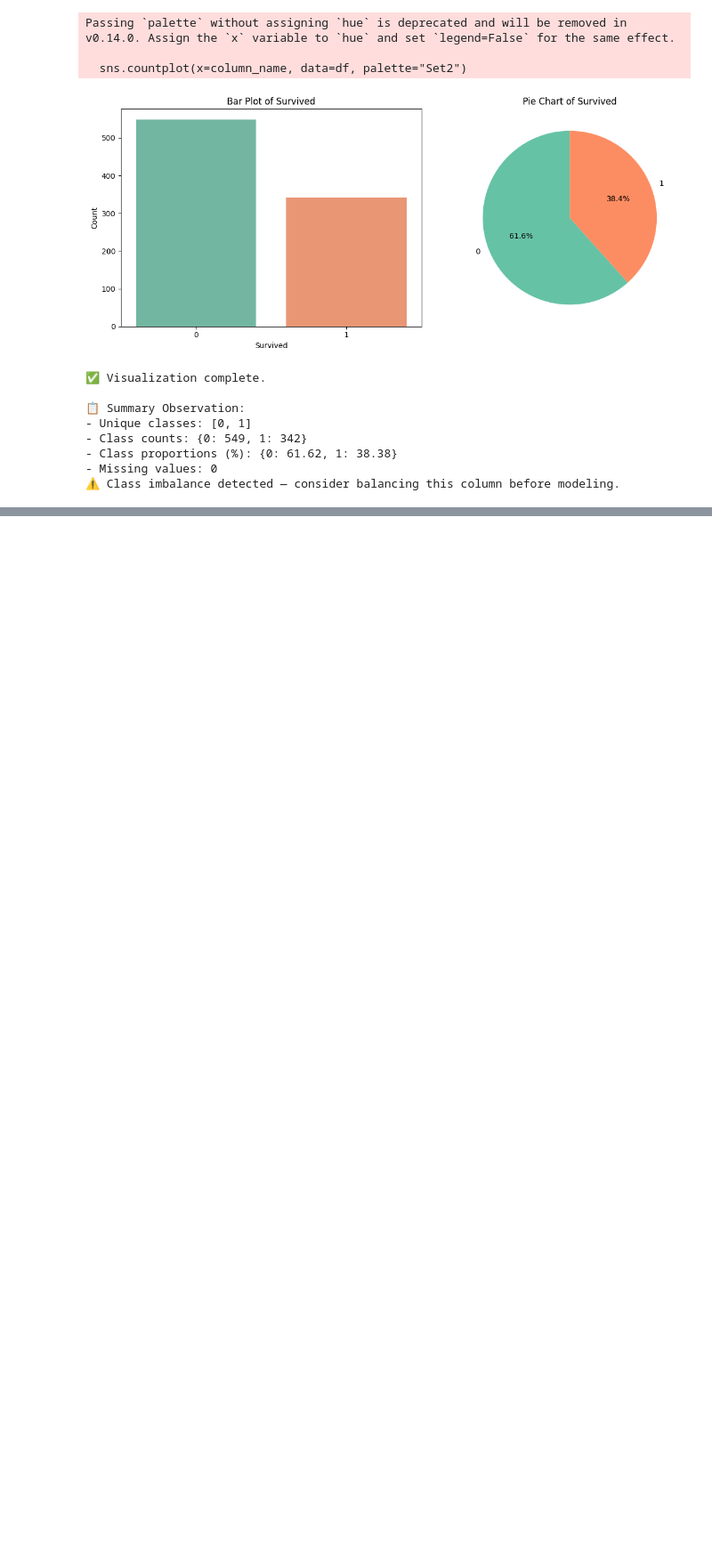
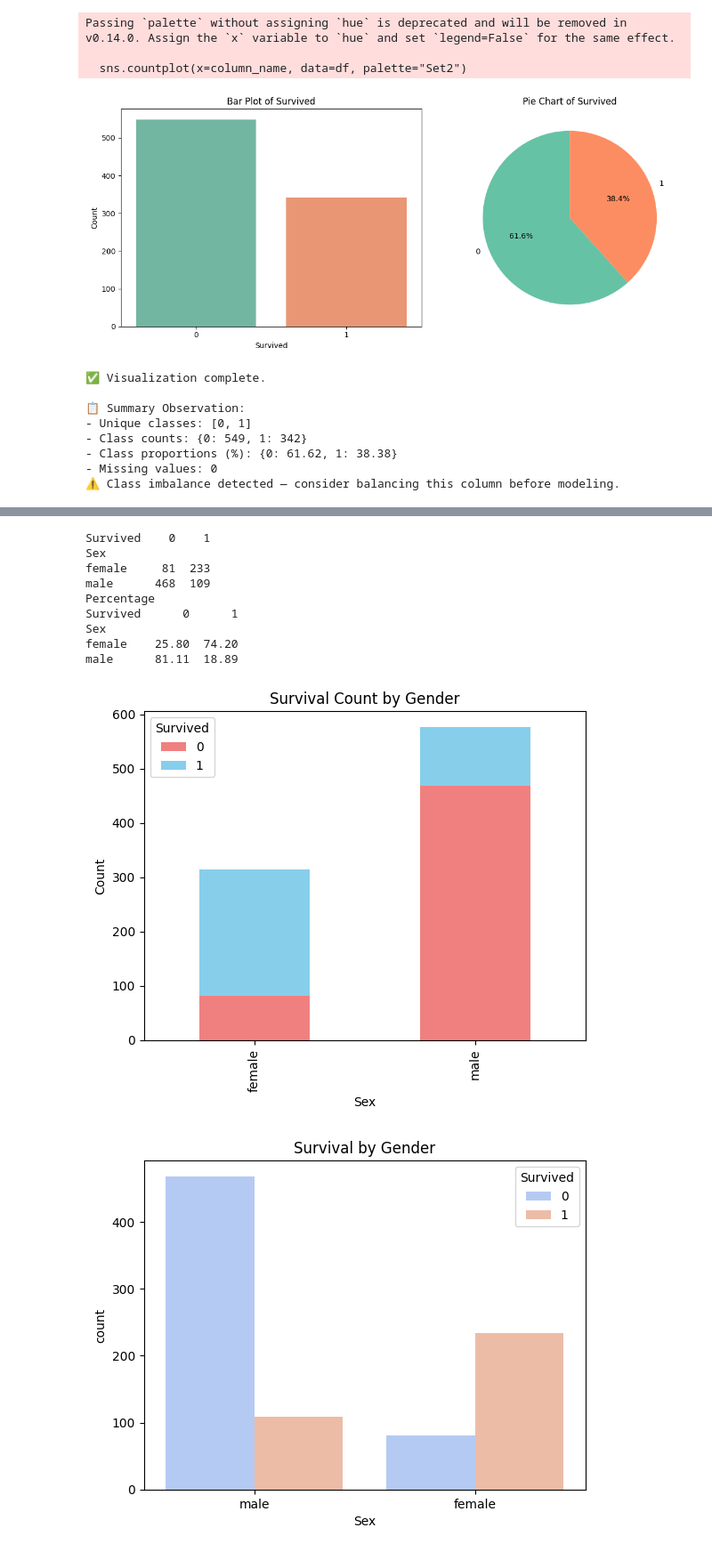
Before and after one commit to Faisal-Zamir/EDA-Reports, a Jupyter notebook: Titanic/EDA_Titanic.ipynb, the cells around one changed output, grey strips where cells are left out. Shown at 89% size. Saved outputs shown, nothing was run; the diff lists cells and outputs as text; code cells hidden in the pictures; blank space fills up the shorter version.

```diff
--- a/Titanic/EDA_Titanic.ipynb
+++ b/Titanic/EDA_Titanic.ipynb
@@ -662,0 +700,38 @@ Passing `palette` without assigning `hue` is deprecated and will be removed in v
+# %%
+# Categorical vs Categocial
+import seaborn as sns
+import matplotlib.pyplot as plt
+import pandas as pd
+
+# Count of Survived by Sex
+ct = pd.crosstab(df['Sex'], df['Survived'])
+print(ct)
+
+# Proportion (%) table
+ct_percent = pd.crosstab(df['Sex'], df['Survived'], normalize='index') * 100
+print("Percentage")
+print(ct_percent.round(2))
+
+# Visualization: Stacked Bar
+ct.plot(kind='bar', stacked=True, color=['lightcoral', 'skyblue'])
+plt.title('Survival Count by Gender')
+plt.xlabel('Sex')
+plt.ylabel('Count')
+plt.show()
+
+# Alternative visualization using seaborn
+sns.countplot(x='Sex', hue='Survived', data=df, palette='coolwarm')
+plt.title('Survival by Gender')
+plt.show()
+# %% [output]
+Survived    0    1
+Sex
+female     81  233
+male      468  109
+Percentage
+Survived      0      1
+Sex
+female    25.80  74.20
+male      81.11  18.89
+[figure, added]
+[figure, added]
```
Also changed, not shown: parts of 8 cells of this notebook.
